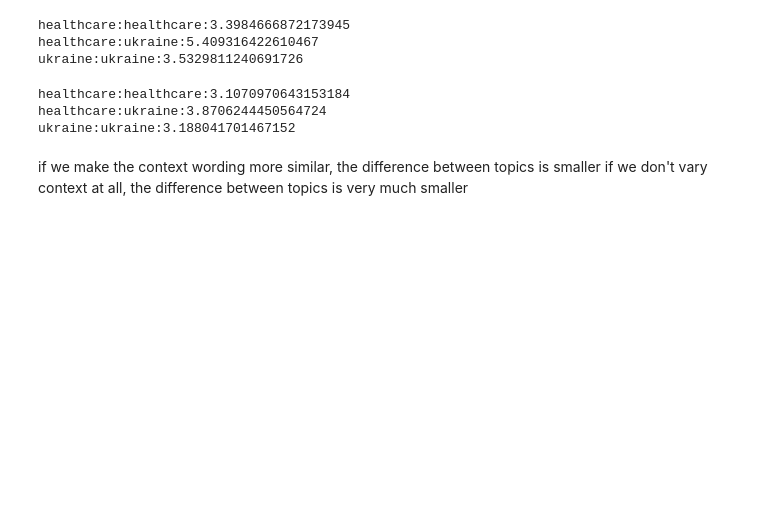
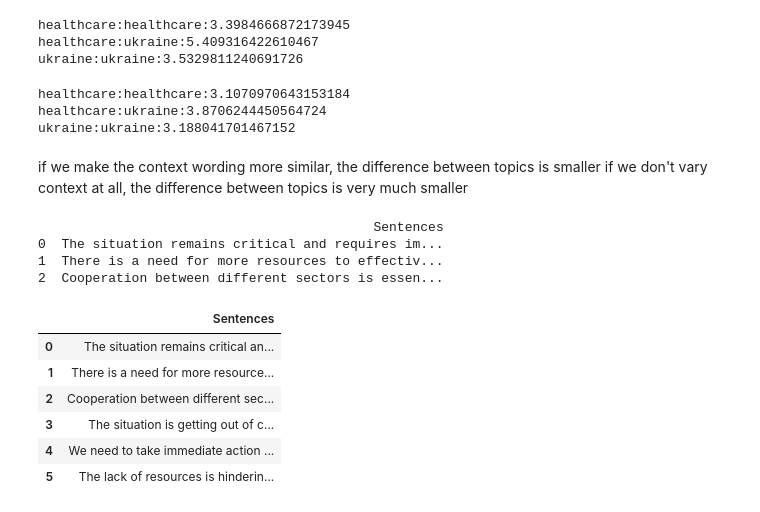
Before and after one commit to cl-trier/TWON-Exploration, a Jupyter notebook: 25--Testing-Model-Performance-on-Embedding-Distance-Extraction.ipynb, the cells around one changed output. Saved outputs shown, nothing was run; the diff lists cells and outputs as text; code cells hidden in the pictures; blank space fills up the shorter version.

Commit message:
improved prompt template and added further robustness test for context sensitive embedding extraction

```diff
--- a/25--Testing-Model-Performance-on-Embedding-Distance-Extraction.ipynb
+++ b/25--Testing-Model-Performance-on-Embedding-Distance-Extraction.ipynb
@@ -277,3 +277,48 @@ ukraine:ukraine:3.188041701467152
 # %% [markdown]
 if we make the context wording more similar, the difference between topics is smaller
 if we don't vary context at all, the difference between topics is very much smaller
+# %%
+#consider testing the effect of adding irrelevant context to sentences on embedding distances:
+
+#prompted chatGPT:can you give me 3 examples of sentences which have the exact same meaning regardless of whether they are used in the context of ukaïne or healthcare?
+# Define the sentences
+sentences = [
+    "The situation remains critical and requires immediate attention.",
+    "There is a need for more resources to effectively address the challenges.",
+    "Cooperation between different sectors is essential for a successful outcome."
+]
+
+# Create a DataFrame
+df = pd.DataFrame(sentences, columns=['Sentences'])
+
+# Display the DataFrame
+print(df)
+# %% [output]
+                                           Sentences
+0  The situation remains critical and requires im...
+1  There is a need for more resources to effectiv...
+2  Cooperation between different sectors is essen...
+# %%
+#prompted Llama3: can you give me 3 examples of sentences which have the exact same meaning regardless of whether they are used in the context of ukaïne or healthcare?
+
+sentences = [
+    "The situation is getting out of control.",
+    "We need to take immediate action to address this issue.",
+    "The lack of resources is hindering our progress."
+]
+
+
+#Create a dictionary to store the data
+
+df2 = pd.DataFrame(sentences, columns=['Sentences'])
+df= df.append(df2, ignore_index=True)
+# %%
+df
+# %% [output]
+|  | Sentences |
+| 0 | The situation remains critical an... |
+| 1 | There is a need for more resource... |
+| 2 | Cooperation between different sec... |
+| 3 | The situation is getting out of c... |
+| 4 | We need to take immediate action ... |
+| 5 | The lack of resources is hinderin... |
```
